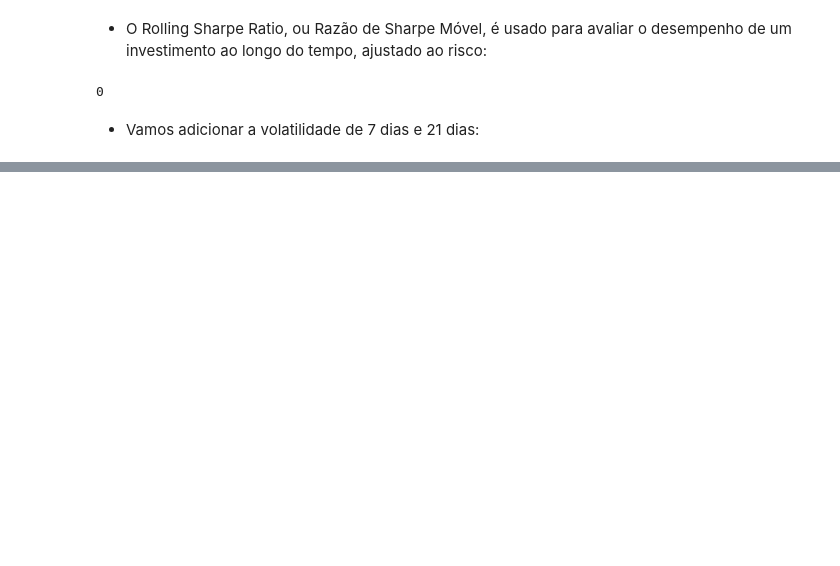
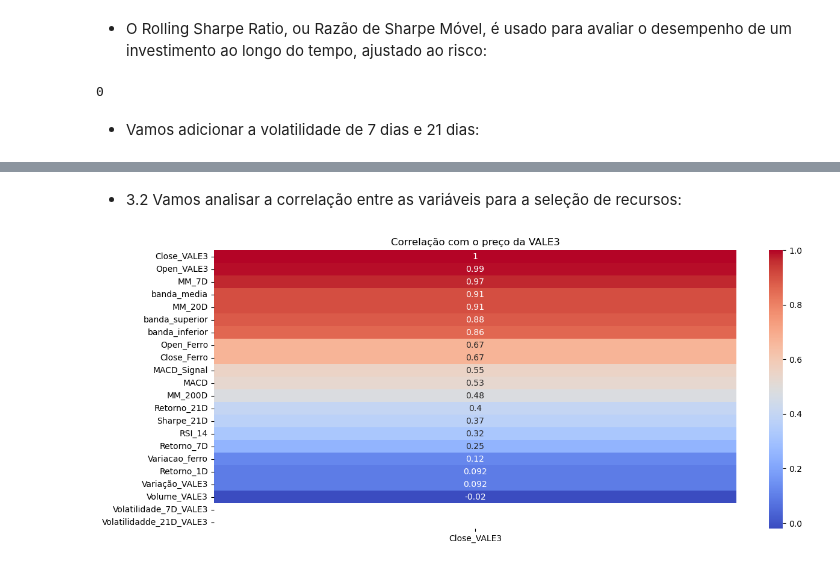
Before and after one commit to DanielCFigueira/Projeto_Predicao_VALE3, a Jupyter notebook: Arquivos_Projeto/Previsão_VALE3.ipynb, the cells around one changed output, grey strips where cells are left out. Saved outputs shown, nothing was run; the diff lists cells and outputs as text; code cells hidden in the pictures; blank space fills up the shorter version.

```diff
--- a/Arquivos_Projeto/Previsão_VALE3.ipynb
+++ b/Arquivos_Projeto/Previsão_VALE3.ipynb
@@ -247,0 +264,7 @@ df['Volatilidadde_21D_VALE3'].fillna(0, inplace=True)
+# %%
+# Variáveis que precisam ser normalizadas:
+cols_to_scale = ['Close_Ferro', 'Volume_VALE3', 'Volatilidade_7D_VALE3', 'MACD', 'Volatilidadde_21D_VALE3']
+
+scaler = StandardScaler()
+
+df[cols_to_scale] = scaler.fit_transform(df[cols_to_scale])
@@ -247,0 +322,12 @@ df['Volatilidadde_21D_VALE3'].fillna(0, inplace=True)
+# %% [markdown]
+* 3.2 Vamos analisar a correlação entre as variáveis para a seleção de recursos:
+# %%
+plt.figure(figsize=(14,6))
+
+corr_matriz = df.corr()
+sns.heatmap(corr_matriz[['Close_VALE3']].sort_values(by='Close_VALE3', ascending=False),
+            annot=True, cmap='coolwarm')
+plt.title('Correlação com o preço da VALE3')
+plt.show()
+# %% [output]
+[figure, added]
```
Also changed, not shown: parts of 21 cells of this notebook, 1 other file.
